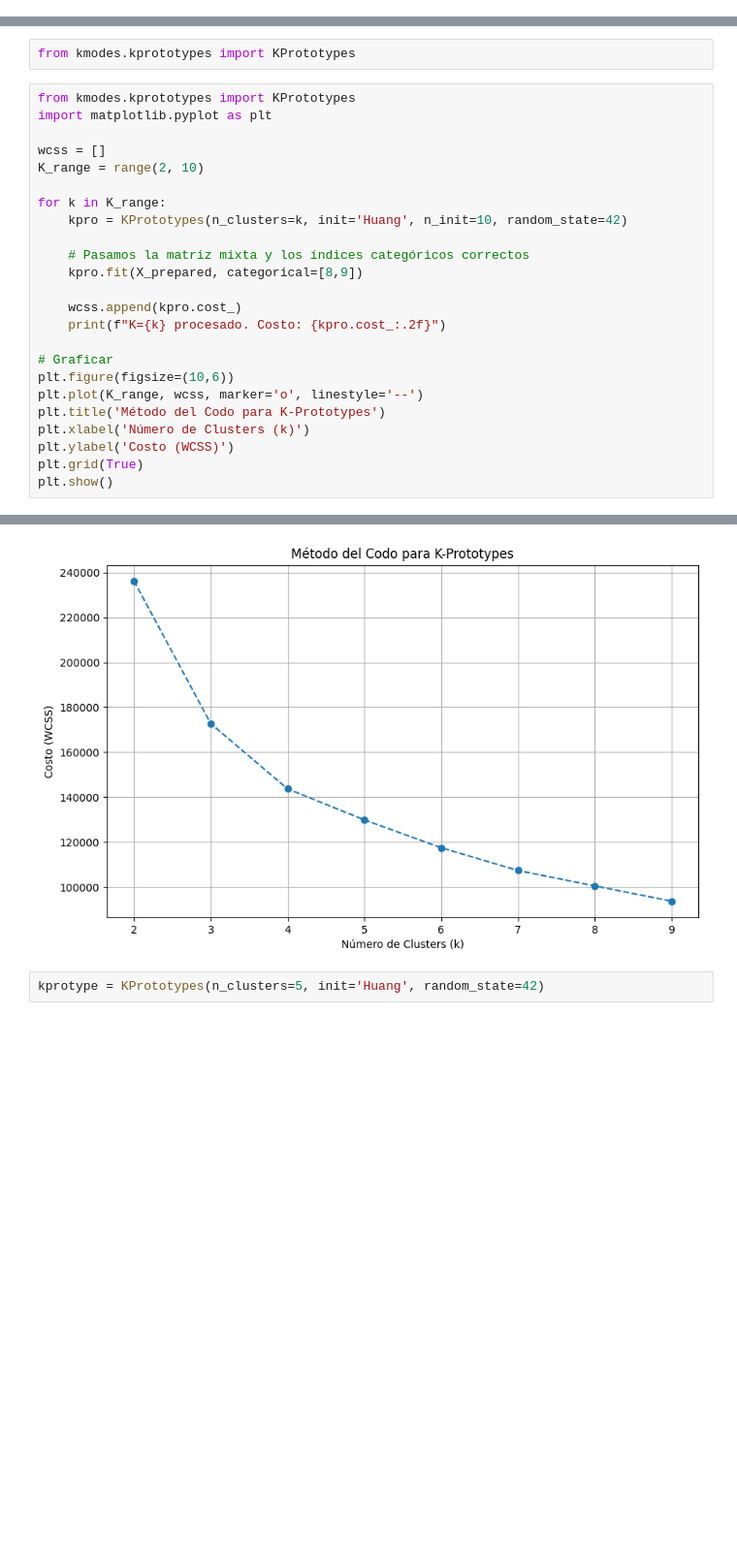
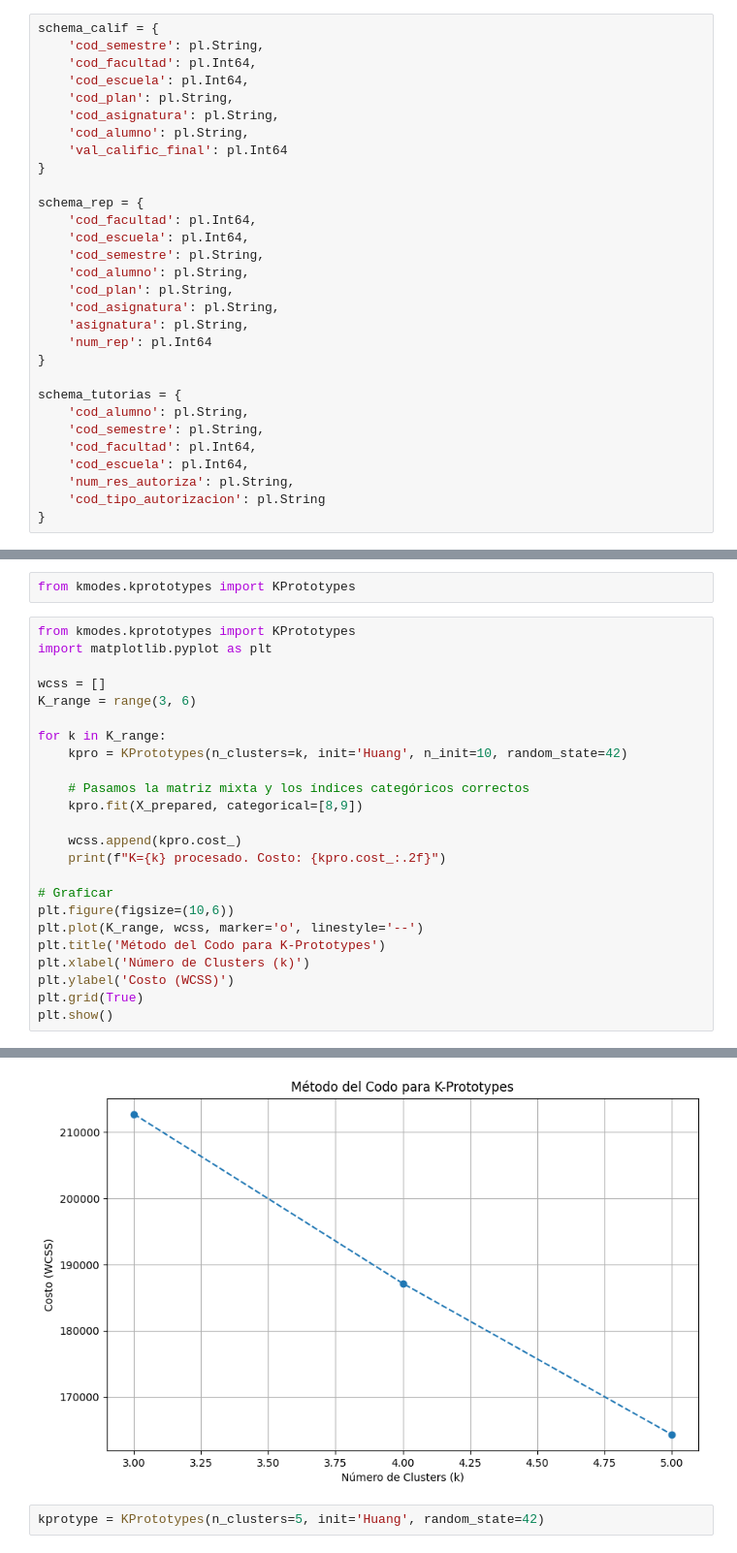
Before and after one commit to Mauvyc/proyecto_mineria, a Jupyter notebook: minieria.ipynb, the cells around one changed output, grey strips where cells are left out. Shown at 97% size. Saved outputs shown, nothing was run; the diff lists cells and outputs as text; blank space fills up the shorter version.

```diff
--- a/minieria.ipynb
+++ b/minieria.ipynb
@@ -1,3 +1,33 @@
+# %%
+schema_calif = {
+    'cod_semestre': pl.String,
+    'cod_facultad': pl.Int64,
+    'cod_escuela': pl.Int64,
+    'cod_plan': pl.String,
+    'cod_asignatura': pl.String,
+    'cod_alumno': pl.String,
+    'val_calific_final': pl.Int64
+}
+
+schema_rep = {
+    'cod_facultad': pl.Int64,
+    'cod_escuela': pl.Int64,
+    'cod_semestre': pl.String,
+    'cod_alumno': pl.String,
+    'cod_plan': pl.String,
+    'cod_asignatura': pl.String,
+    'asignatura': pl.String,
+    'num_rep': pl.Int64
+}
+
+schema_tutorias = {
+    'cod_alumno': pl.String,
+    'cod_semestre': pl.String,
+    'cod_facultad': pl.Int64,
+    'cod_escuela': pl.Int64,
+    'num_res_autoriza': pl.String,
+    'cod_tipo_autorizacion': pl.String
+}
 # %%
 import polars as pl
 
@@ -430,7 +495,7 @@ from kmodes.kprototypes import KPrototypes
 import matplotlib.pyplot as plt
 
 wcss = []
-K_range = range(2, 10)
+K_range = range(3, 6)
 
 for k in K_range:
     kpro = KPrototypes(n_clusters=k, init='Huang', n_init=10, random_state=42)
@@ -461,4 +521,4 @@ K=9 procesado. Costo: 93711.39
-[figure, old version]
+[figure, new version]
 # %%
 kprotype = KPrototypes(n_clusters=5, init='Huang', random_state=42)
 # %%
```
Also changed, not shown: parts of 30 cells of this notebook, 3 other files.
